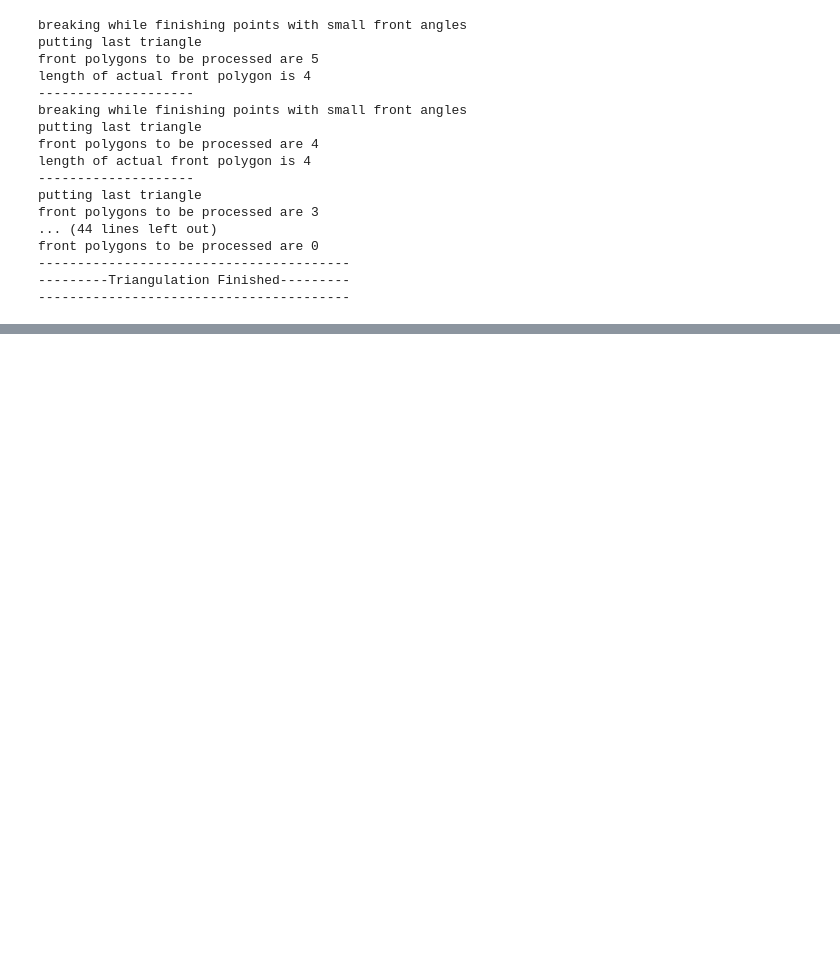
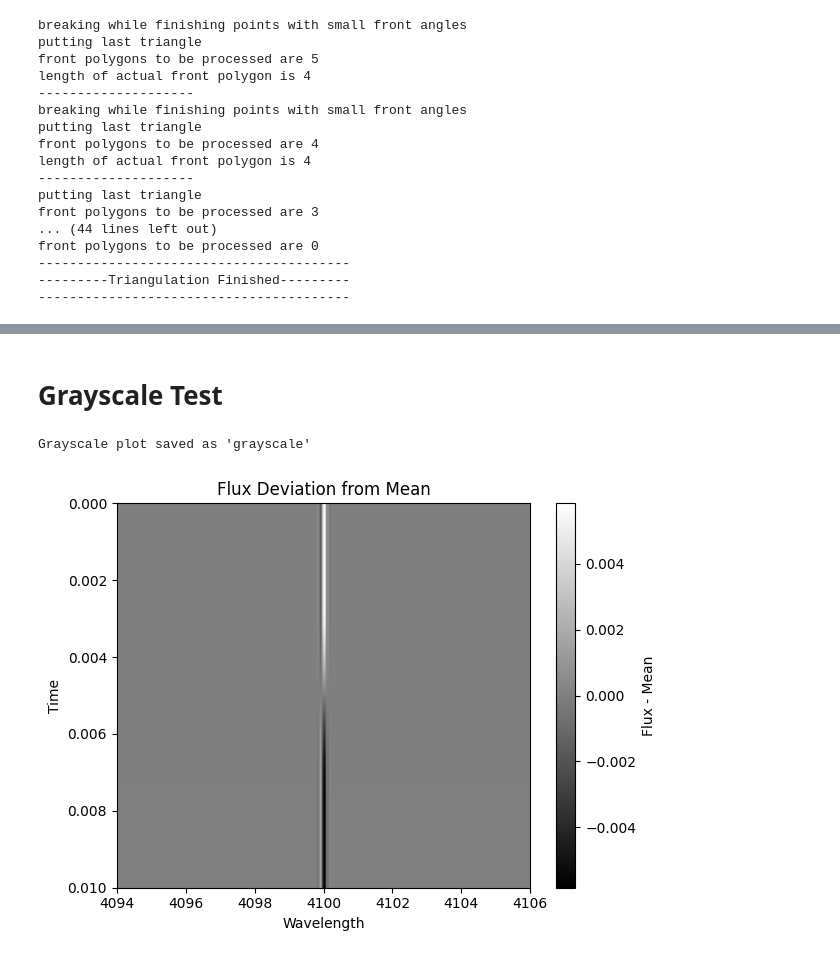
Before and after one commit to R-Oc-A/HackathonPastryLPV, a Jupyter notebook: FirstRun.ipynb, the cells around one changed output, grey strips where cells are left out. Saved outputs shown, nothing was run; the diff lists cells and outputs as text; code cells hidden in the pictures; blank space fills up the shorter version.

```diff
--- a/FirstRun.ipynb
+++ b/FirstRun.ipynb
@@ -330,0 +399,7 @@ Widget(value='<iframe src="http://localhost:42639/index.html?ui=P_0x713ab65d9590
+# %% [markdown]
+# Grayscale Test
+# %%
+plot_pl.plot_grayscale(wavelength_df=wavelength_df)
+# %% [output]
+Grayscale plot saved as 'grayscale'
+[figure, added]
```
Also changed, not shown: parts of 15 cells of this notebook, 2 other files.
